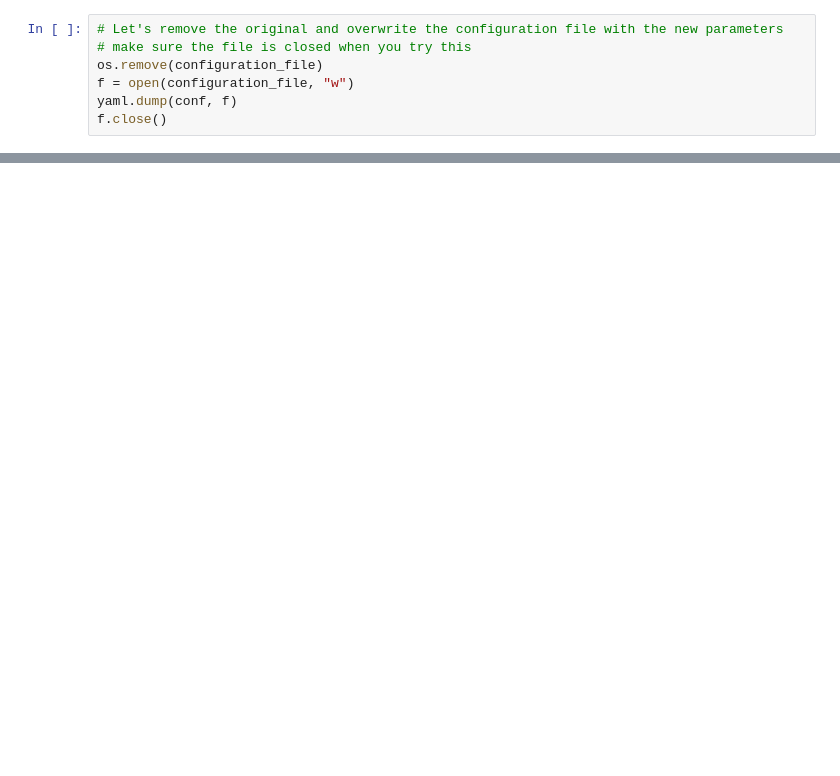
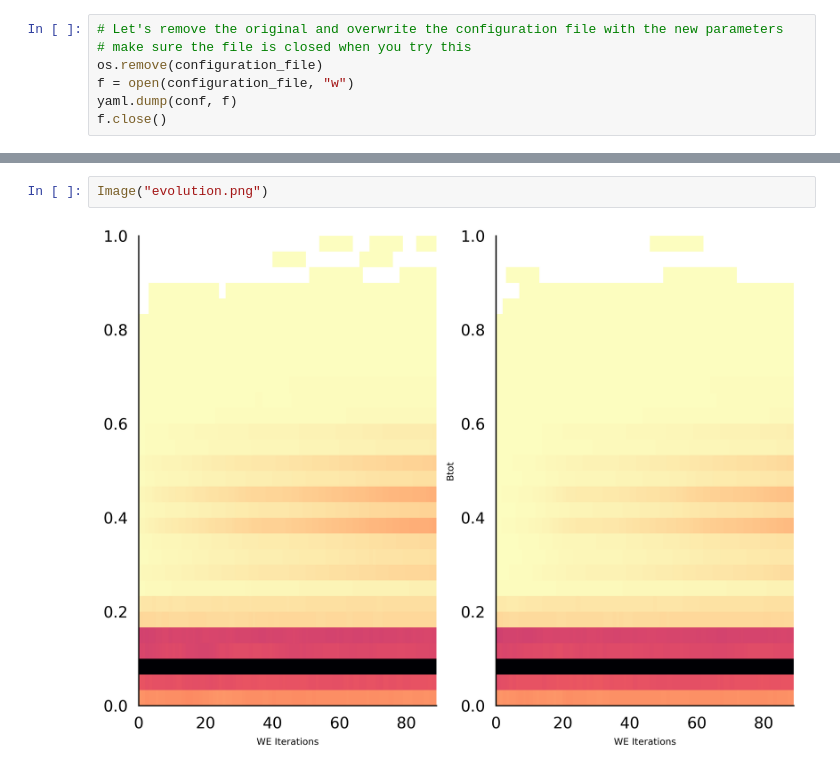
Before and after one commit to ASinanSaglam/webng, a Jupyter notebook: Pipeline_tutorial.ipynb, the cells around one changed output, grey strips where cells are left out. Drawn from its saved outputs; the diff is of its cells as text; blank space fills up the shorter version.

```diff
--- a/Pipeline_tutorial.ipynb
+++ b/Pipeline_tutorial.ipynb
@@ -42,0 +179,4 @@ f.close()
+# %%
+Image("evolution.png")
+# %% [output]
+[figure, added]
```
Also changed, not shown: parts of 9 cells of this notebook, 1 other file.
